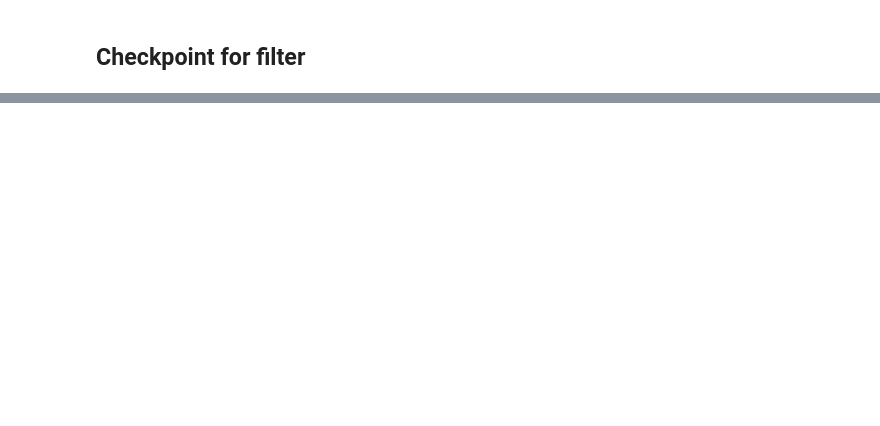
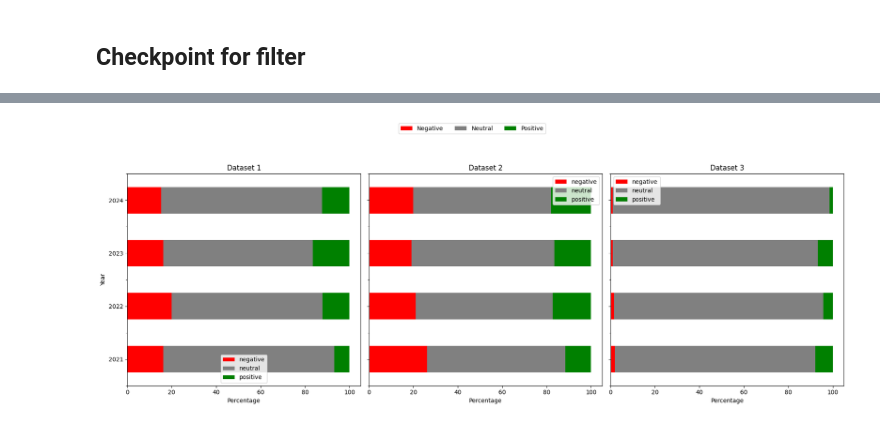
Before and after one commit to oitik/Esports-The-Future, a Jupyter notebook: livechat-sentiment-analysis-esports.ipynb, the cells around one changed output, grey strips where cells are left out. Cells and saved outputs as stored; diff of their text form; code cells hidden in the pictures; blank space fills up the shorter version.

```diff
--- a/livechat-sentiment-analysis-esports.ipynb
+++ b/livechat-sentiment-analysis-esports.ipynb
@@ -291,3 +258,60 @@ plt.show()
+# %%
+import matplotlib.pyplot as plt
+import pandas as pd
+
+# Data for Bangladesh (BD), India (IND), Pakistan (PAK)
+data_bd = {
+    'year': [2020, 2021, 2022, 2023, 2024],
+    'negative': [16.14, 20.01, 16.12, 15.16, 12.87],
+    'neutral': [76.95, 67.75, 67.41, 72.57, 77.45],
+    'positive': [6.91, 12.24, 16.47, 12.27, 9.68]
+}
+
+data_ind = {
+    'year': [2020, 2021, 2022, 2023, 2024],
+    'negative': [26.20, 21.00, 19.16, 19.97, 17.06],
+    'neutral': [62.17, 61.73, 64.31, 62.06, 75.63],
+    'positive': [11.63, 17.27, 16.53, 17.97, 7.31]
+}
+
+data_pak = {
+    'year': [2021, 2022, 2023, 2024],
+    'negative': [1.94, 1.48, 0.99, 0.97],
+    'neutral': [90.26, 94.30, 92.29, 97.64],
+    'positive': [7.80, 4.22, 6.72, 1.39]
+}
+
+df1 = pd.DataFrame(data_bd).set_index('year')
+df2 = pd.DataFrame(data_ind).set_index('year')
+df3 = pd.DataFrame(data_pak).set_index('year')
+
+# Plotting
+fig, axs = plt.subplots(1, 3, figsize=(18, 6), sharey=True)
+
+# Plot for the first dataset
+df1.plot(kind='barh', stacked=True, ax=axs[0], color=['red', 'gray', 'green'])
+axs[0].set_title('Dataset 1')
+axs[0].set_xlabel('Percentage')
+axs[0].set_ylabel('Year')
+
+# Plot for the second dataset
+df2.plot(kind='barh', stacked=True, ax=axs[1], color=['red', 'gray', 'green'])
+axs[1].set_title('Dataset 2')
+axs[1].set_xlabel('Percentage')
+
+# Plot for the third dataset
+df3.plot(kind='barh', stacked=True, ax=axs[2], color=['red', 'gray', 'green'])
+axs[2].set_title('Dataset 3')
+axs[2].set_xlabel('Percentage')
+
+# Adjust layout and legend
+plt.tight_layout()
+fig.legend(['Negative', 'Neutral', 'Positive'], loc='upper center', bbox_to_anchor=(0.5, 1.15), ncol=3)
+
+# Display the plot
+plt.show()
+# %% [output]
+[figure, added]
 # %%
 # from transformers import pipeline
 # from datasets import Dataset
```
Also changed, not shown: parts of 21 cells of this notebook.
